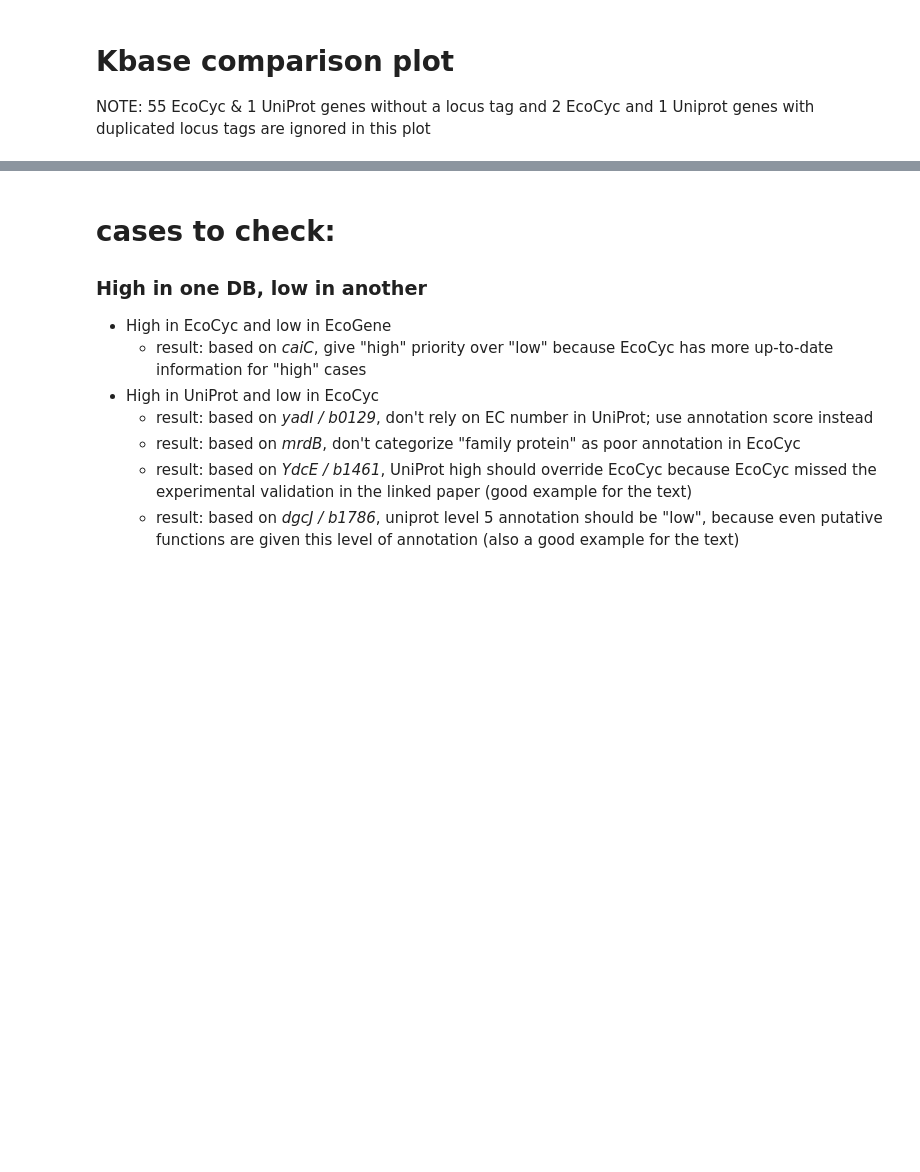
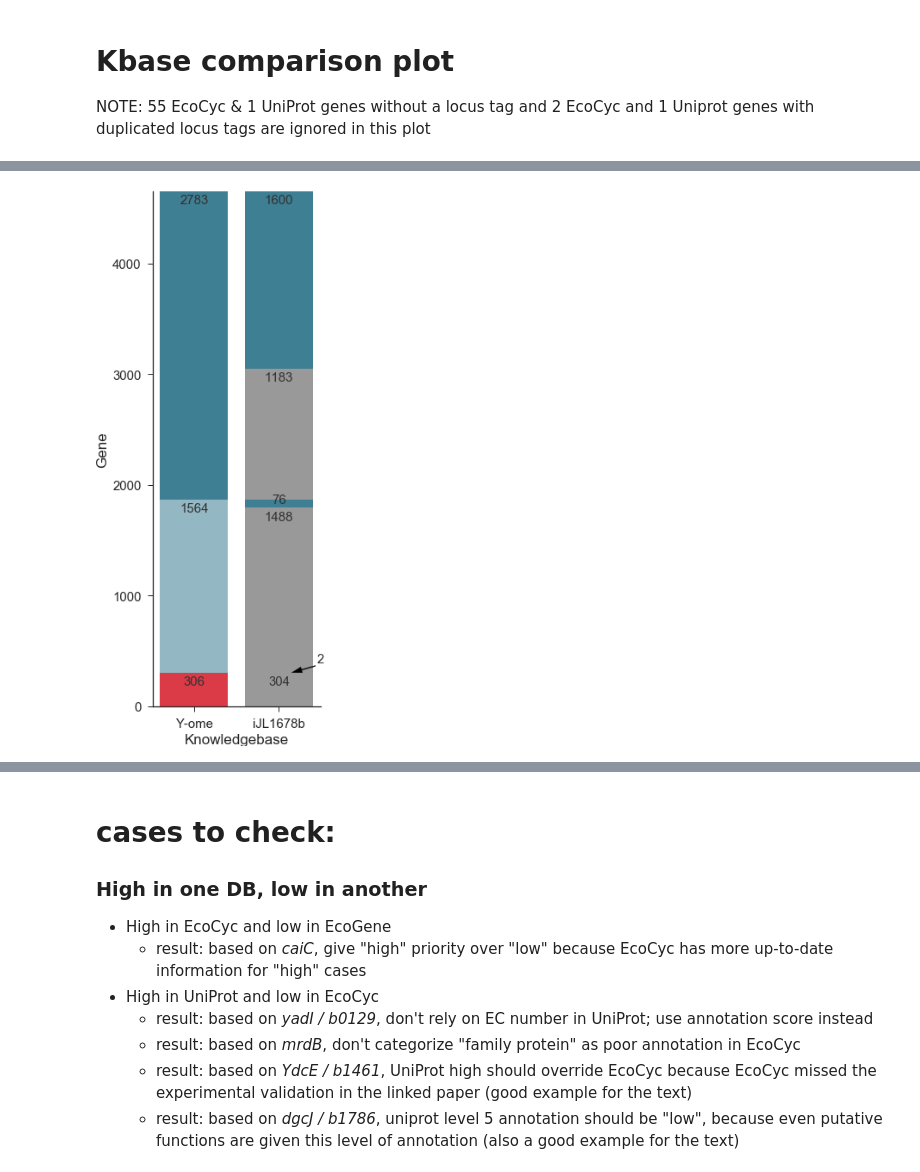
Before and after one commit to zakandrewking/y-ome, a Jupyter notebook: notebooks/17..12.06 Categories.ipynb, the cells around one changed output, grey strips where cells are left out. Cells and saved outputs as stored; diff of their text form; code cells hidden in the pictures; blank space fills up the shorter version.

```diff
--- a/notebooks/17..12.06 Categories.ipynb
+++ b/notebooks/17..12.06 Categories.ipynb
@@ -239,0 +191,7 @@ fig.savefig('/Users/zaking/lab/y-ome/figs/y-ome-latest.png')
+# %%
+labels = ['Y-ome', 'iJL1678b']
+bars = make_bars(kbases_plot, labels)
+fig, _ = plot_bars(bars, labels, figsize=(3.5, 11), text=True)
+fig.savefig('/Users/zaking/lab/y-ome/figs/me-model-bars.pdf')
+# %% [output]
+[figure, added]
```
Also changed, not shown: parts of 19 cells of this notebook, 2 other files.
